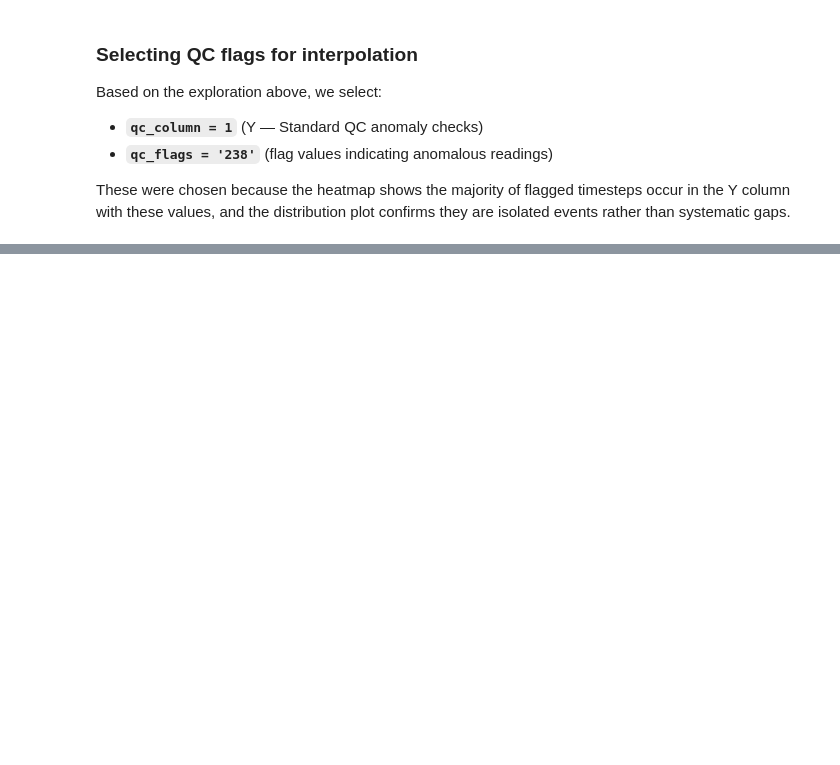
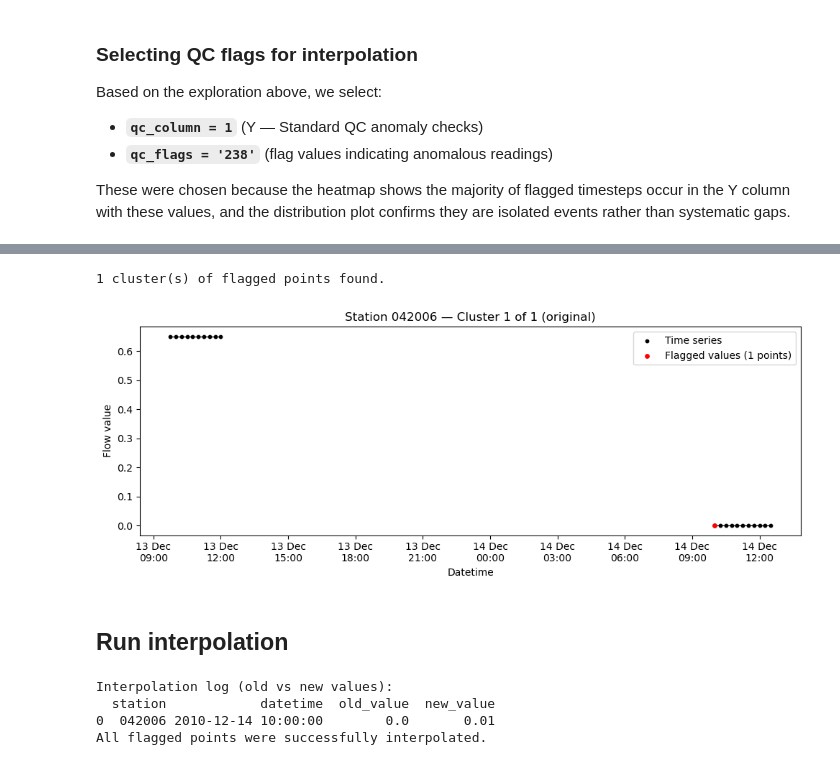
Before and after one commit to masher92/UK-Flow15, a Jupyter notebook: Interpolate.ipynb, the cells around one changed output, grey strips where cells are left out. Cells and saved outputs as stored; diff of their text form; code cells hidden in the pictures; blank space fills up the shorter version.

```diff
--- a/Interpolate.ipynb
+++ b/Interpolate.ipynb
@@ -127,10 +445,11 @@ plot_qc_flag_distribution(df, station_id)
 # %%
-# qc_column = 2
-# qc_flags = '238'
+qc_column = 2
+qc_flags = '2'
 
 qc_column = 1
-qc_flags = '6'
-round_decimals =1
+qc_flags = '9'
+
+round_decimals =2
 # %% [markdown]
 ### Selecting QC flags for interpolation
 
@@ -184 +527,7 @@ old_values = ( df.loc[flagged_rows, ["value"]]   # extract only the flagged rows
+# %%
+# Show original flagged values
+plot_flagged_clusters(df, clusters, station_id)
+# %% [output]
+1 cluster(s) of flagged points found.
+[figure, added]
 # %%
@@ -207,3 +556,5 @@ plt.show()
+# %% [markdown]
+## Run interpolation
 # %%
 # =============================================================================
 # STEP 4: PREPARE THE DATA FOR INTERPOLATION
@@ -249,3 +600,23 @@ interp_log = old_values[["station", "datetime", "old_value", "new_value"]]
 
 print("\nInterpolation log (old vs new values):")
 print(interp_log.head(10))
+
+# =============================================================================
+# CHECK: IDENTIFY POINTS THAT COULD NOT BE INTERPOLATED
+# =============================================================================
+# Time-based interpolation cannot fill values at the edges of the record
+# where there is no preceding or following real value to interpolate from.
+# These will remain as NaN in the cleaned data.
+
+unresolved = interp_log[interp_log["new_value"].isna()]
+if not unresolved.empty:
+    print(f"Warning: {len(unresolved)} point(s) could not be interpolated "
+          f"(no surrounding data available):")
+    print(unresolved[["datetime", "old_value"]].to_string(index=False))
+else:
+    print("All flagged points were successfully interpolated.")
+# %% [output]
+Interpolation log (old vs new values):
+  station            datetime  old_value  new_value
+0  042006 2010-12-14 10:00:00        0.0       0.01
+All flagged points were successfully interpolated.
```
Also changed, not shown: parts of 28 cells of this notebook, 4 other files.
